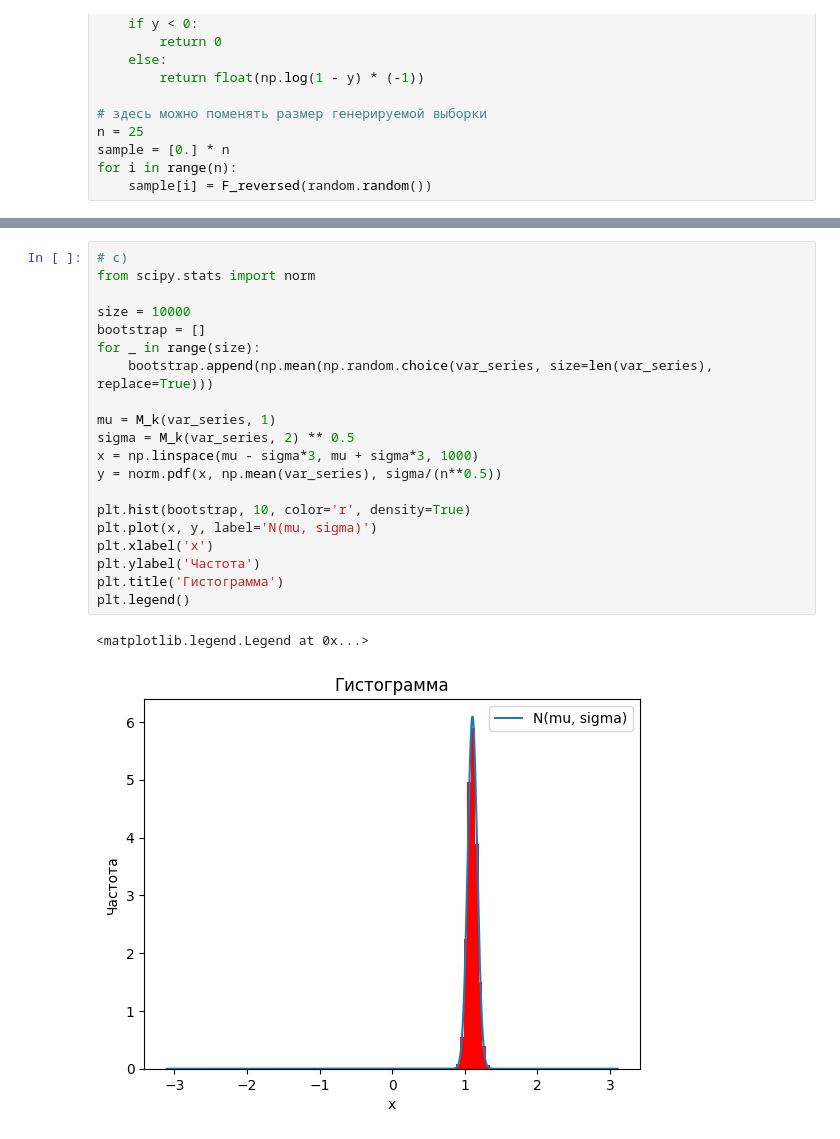
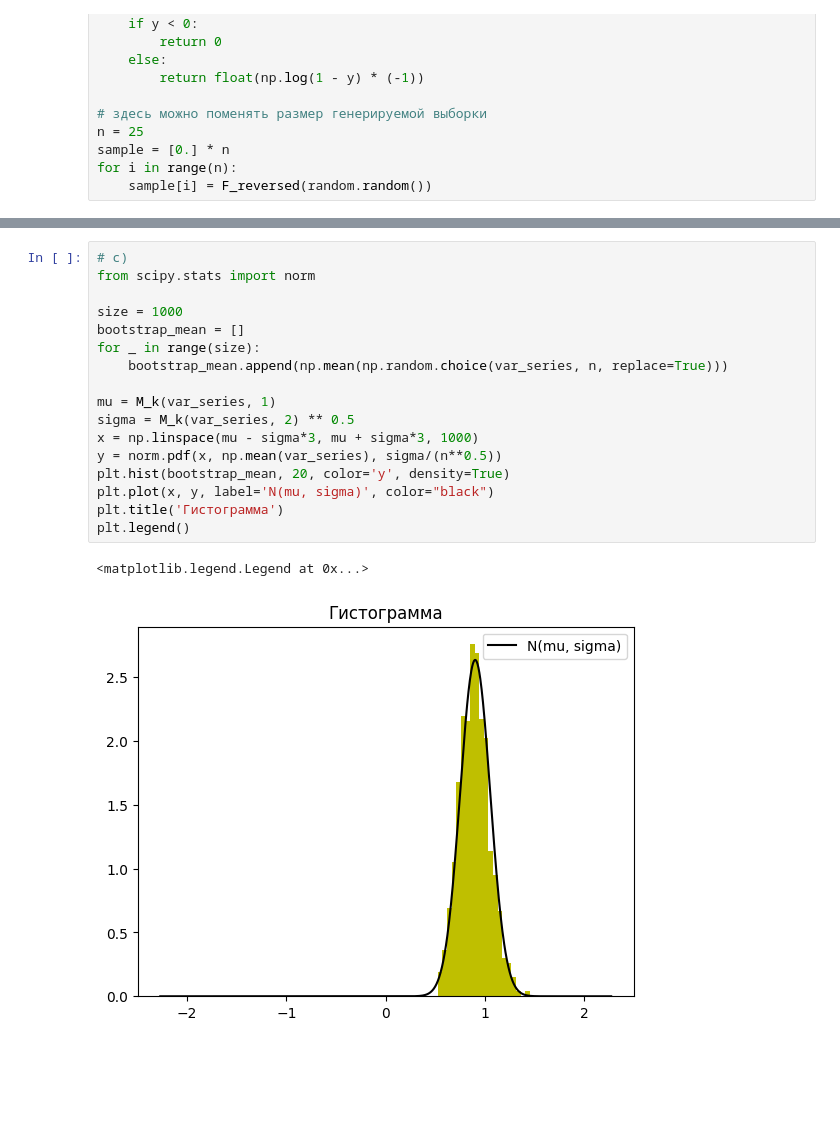
Before and after one commit to Salnikova-Lida/Math_stat_2025_spring, a Jupyter notebook: assignment_1/task2.ipynb, the cells around one changed output, grey strips where cells are left out. Drawn from its saved outputs; the diff is of its cells as text; blank space fills up the shorter version.

```diff
--- a/assignment_1/task2.ipynb
+++ b/assignment_1/task2.ipynb
@@ -92,23 +92,20 @@ Text(0.5, 1.0, 'Boxplot')
 # %%
 # c)
 from scipy.stats import norm
 
-size = 10000
-bootstrap = []
+size = 1000
+bootstrap_mean = []
 for _ in range(size):
-    bootstrap.append(np.mean(np.random.choice(var_series, size=len(var_series), replace=True)))
+    bootstrap_mean.append(np.mean(np.random.choice(var_series, n, replace=True)))
 
 mu = M_k(var_series, 1)
 sigma = M_k(var_series, 2) ** 0.5
 x = np.linspace(mu - sigma*3, mu + sigma*3, 1000)
 y = norm.pdf(x, np.mean(var_series), sigma/(n**0.5))
-
-plt.hist(bootstrap, 10, color='r', density=True)
-plt.plot(x, y, label='N(mu, sigma)')
-plt.xlabel('x')
-plt.ylabel('Частота')
+plt.hist(bootstrap_mean, 20, color='y', density=True)
+plt.plot(x, y, label='N(mu, sigma)', color="black")
 plt.title('Гистограмма')
 plt.legend()
 # %% [output]
 <matplotlib.legend.Legend at 0x...>
-[figure, old version]
+[figure, new version]
```
Also changed, not shown: parts of 7 cells of this notebook.
